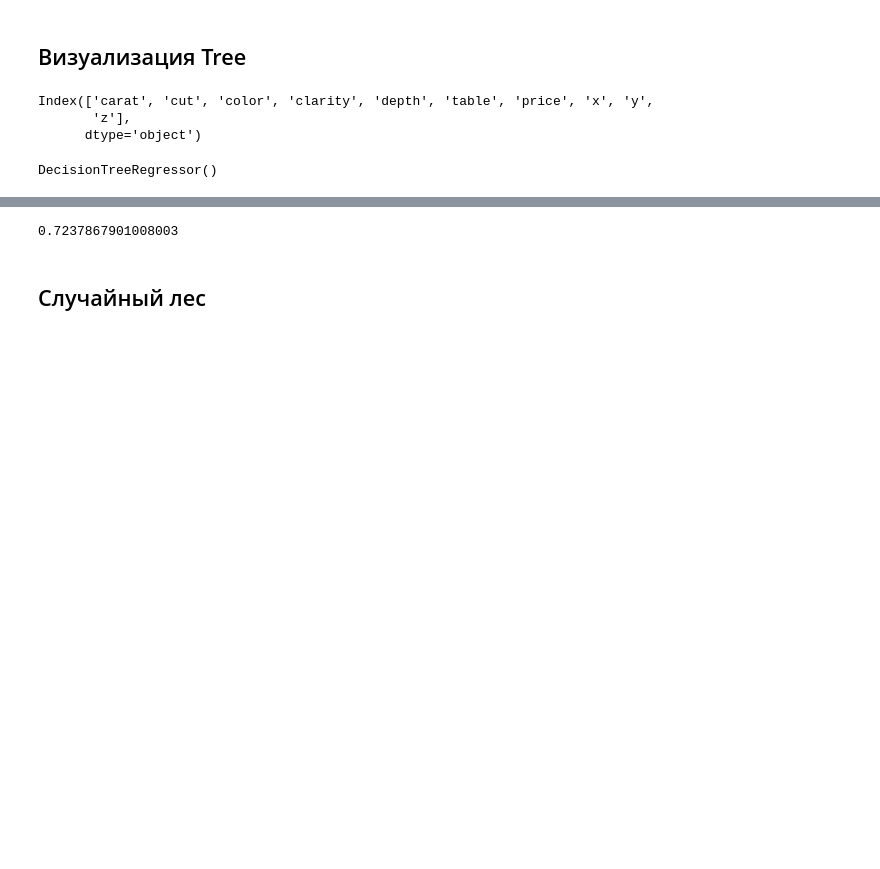
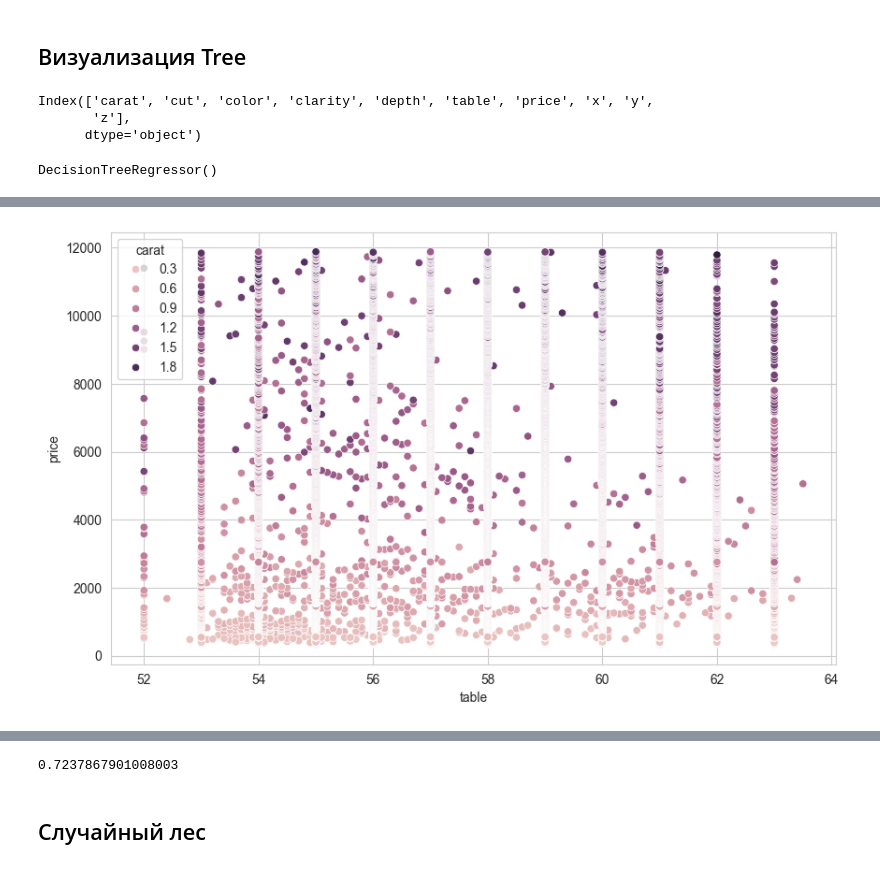
Before and after one commit to Otocolobus-manules/Mashine-Learning_3_semestr, a Jupyter notebook: Работа 5/Abramov_Lab_5.ipynb, the cells around one changed output, grey strips where cells are left out. Drawn from its saved outputs; the diff is of its cells as text; code cells hidden in the pictures; blank space fills up the shorter version.

```diff
--- a/Работа 5/Abramov_Lab_5.ipynb
+++ b/Работа 5/Abramov_Lab_5.ipynb
@@ -374,7 +377,9 @@ from sklearn import tree
 # %%
-#plt.figure(figsize=(10,6))
-#sns.scatterplot(x='table', y='price', data=data_regression, hue='carat')
-#plt.show()
+plt.figure(figsize=(10,6))
+sns.scatterplot(x='table', y='price', data=data_regression, hue='carat')
+plt.show()
+# %% [output]
+[figure, added]
 # %%
 dtree_reg = DecisionTreeRegressor(max_depth=1)
 dtree_reg.fit(X_reg_train[['price']], y_reg_train)
```
Also changed, not shown: parts of 25 cells of this notebook, 1 other file.
